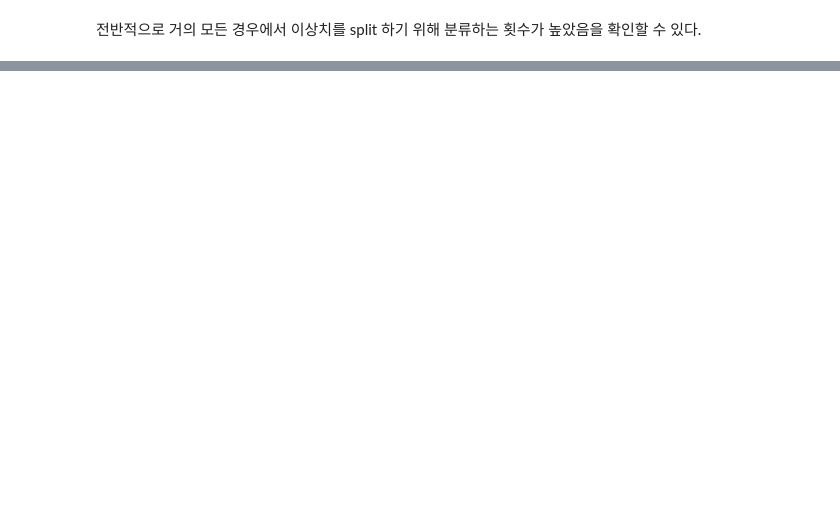
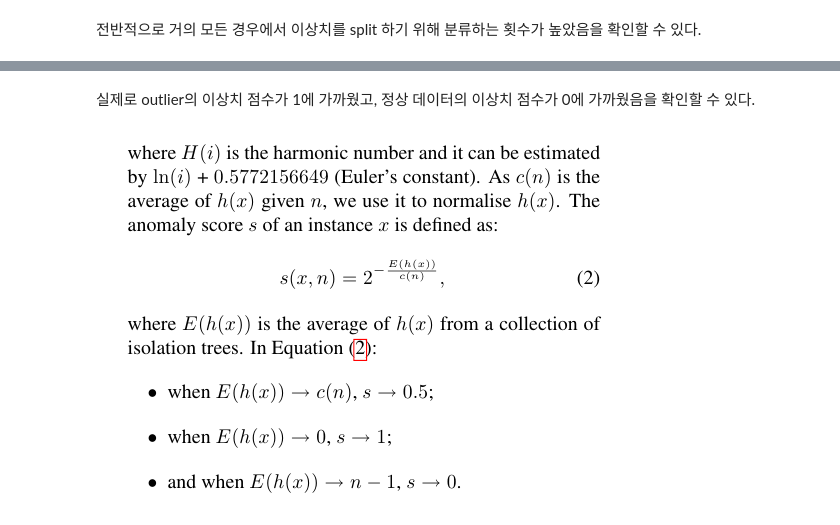
Before and after one commit to pppanghyun/2022-Fall-Business-Analytics, a Jupyter notebook: 3_Anomaly_Detection/isolation_forest.ipynb, the cells around one changed output, grey strips where cells are left out. Drawn from its saved outputs; the diff is of its cells as text; code cells hidden in the pictures; blank space fills up the shorter version.

```diff
--- a/3_Anomaly_Detection/isolation_forest.ipynb
+++ b/3_Anomaly_Detection/isolation_forest.ipynb
@@ -464,0 +468,6 @@ normal의 이상치 점수는: 0.575146340970385
+# %% [markdown]
+실제로 outlier의 이상치 점수가 1에 가까웠고, 정상 데이터의 이상치 점수가 0에 가까웠음을 확인할 수 있다.
+# %%
+Image('./images/anomaly_score2.PNG')
+# %% [output]
+[figure, added]
```
Also changed, not shown: parts of 9 cells of this notebook, 1 other file.
